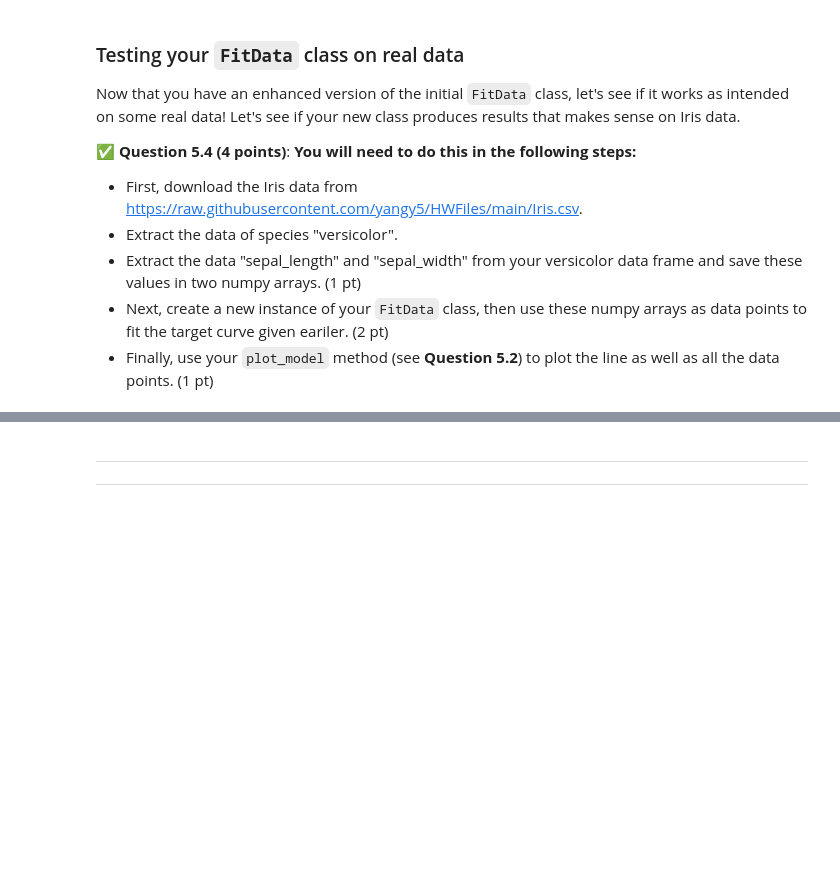
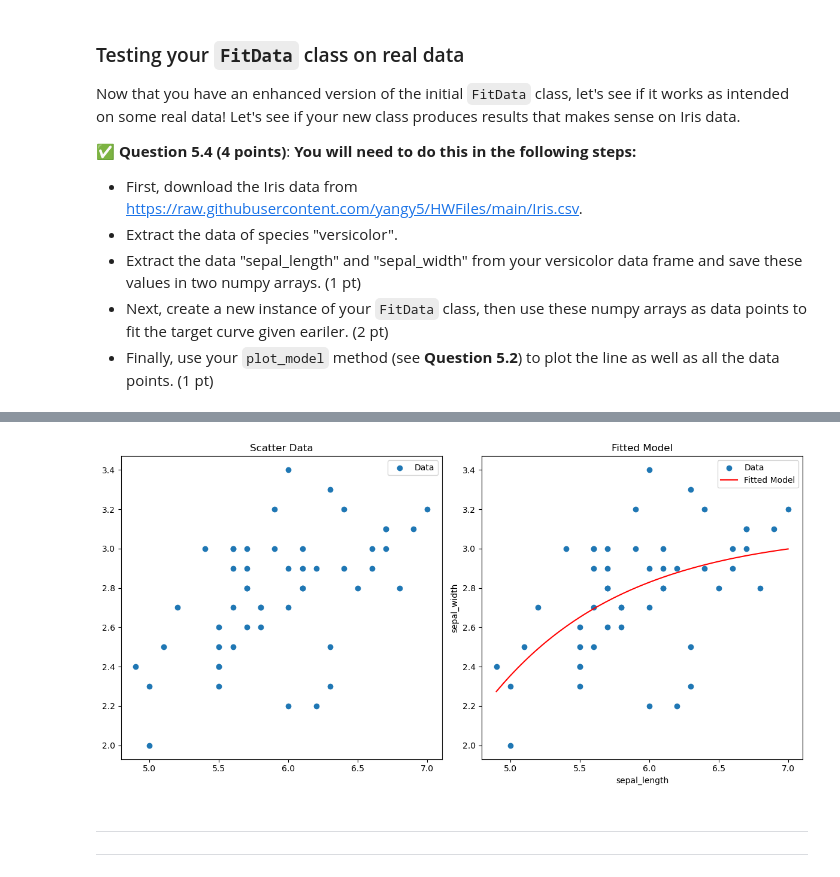
Before and after one commit to ze-ntsh/cmse202-s25-turnin, a Jupyter notebook: hw-01/HW-01_GitPracticeDebuggingPythonPackagesAndClasses-SS25-NITISH MAINDOLIYA.ipynb, the cells around one changed output, grey strips where cells are left out. Drawn from its saved outputs; the diff is of its cells as text; code cells hidden in the pictures; blank space fills up the shorter version.

```diff
--- a/hw-01/HW-01_GitPracticeDebuggingPythonPackagesAndClasses-SS25-NITISH MAINDOLIYA.ipynb
+++ b/hw-01/HW-01_GitPracticeDebuggingPythonPackagesAndClasses-SS25-NITISH MAINDOLIYA.ipynb
@@ -513,8 +531,7 @@ from scipy.optimize import curve_fit
 
 
 class FitData:
-
-    def __init__(xdata, ydata):
+    def __init__(self, xdata, ydata):
         self.xdata = xdata
         self.ydata = ydata
 
@@ -617,7 +749,17 @@ Now that you have an enhanced version of the initial `FitData` class, let's see
 # %%
 # load data using Pandas
+iris_data = pd.read_csv('Iris.csv')
+iris_data_versicolor = iris_data[iris_data['species'] == 'versicolor']
 # %%
 # Fit and plot the Iris sepal_length and sepal_width data
+sepal_length = iris_data_versicolor['sepal_length']
+sepal_width = iris_data_versicolor['sepal_width']
+data = FitData(sepal_length, sepal_width)
+data.summary_stats()
+data.CurveFit_model(func)
+data.plot_model(x_label='sepal_length', y_label='sepal_width')
+# %% [output]
+[figure, added]
 # %% [markdown]
 ---
 
```
Also changed, not shown: parts of 18 cells of this notebook, 2 other files.
